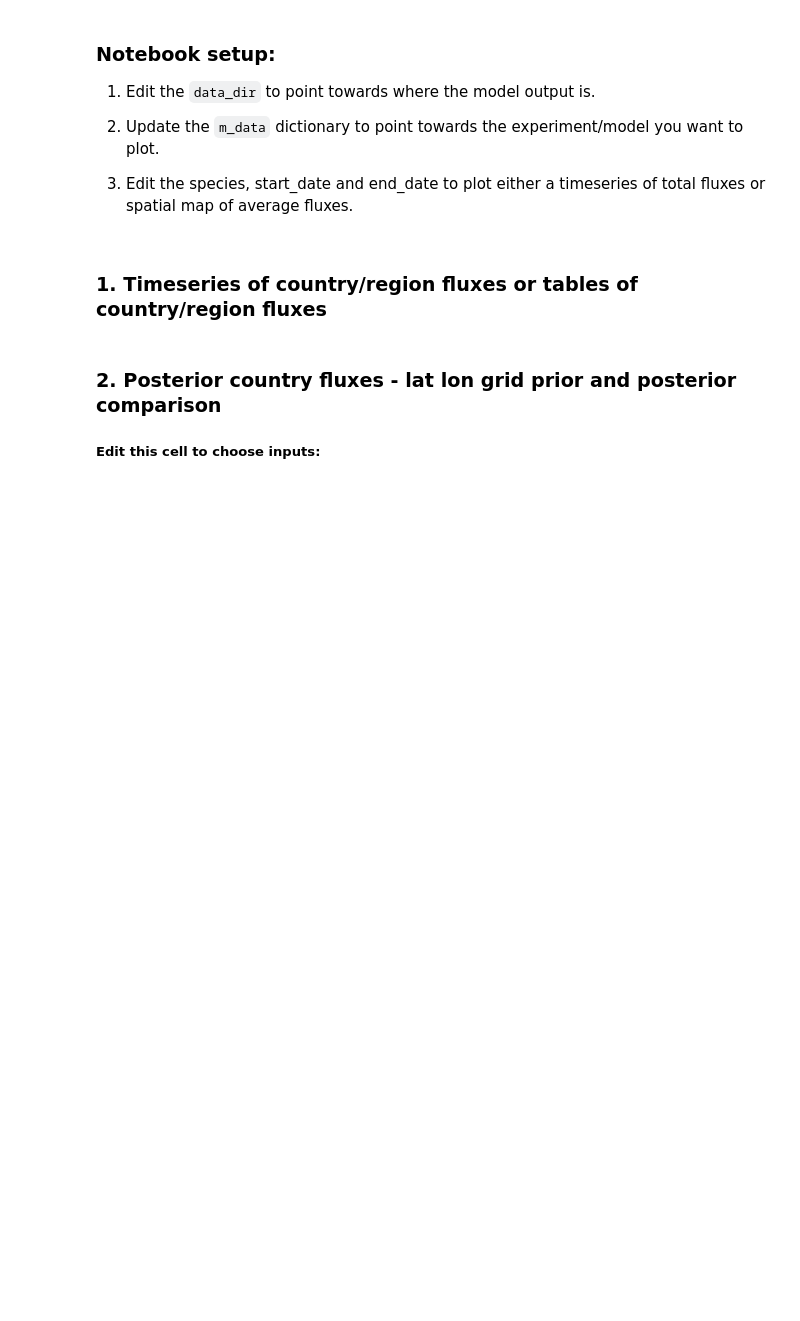
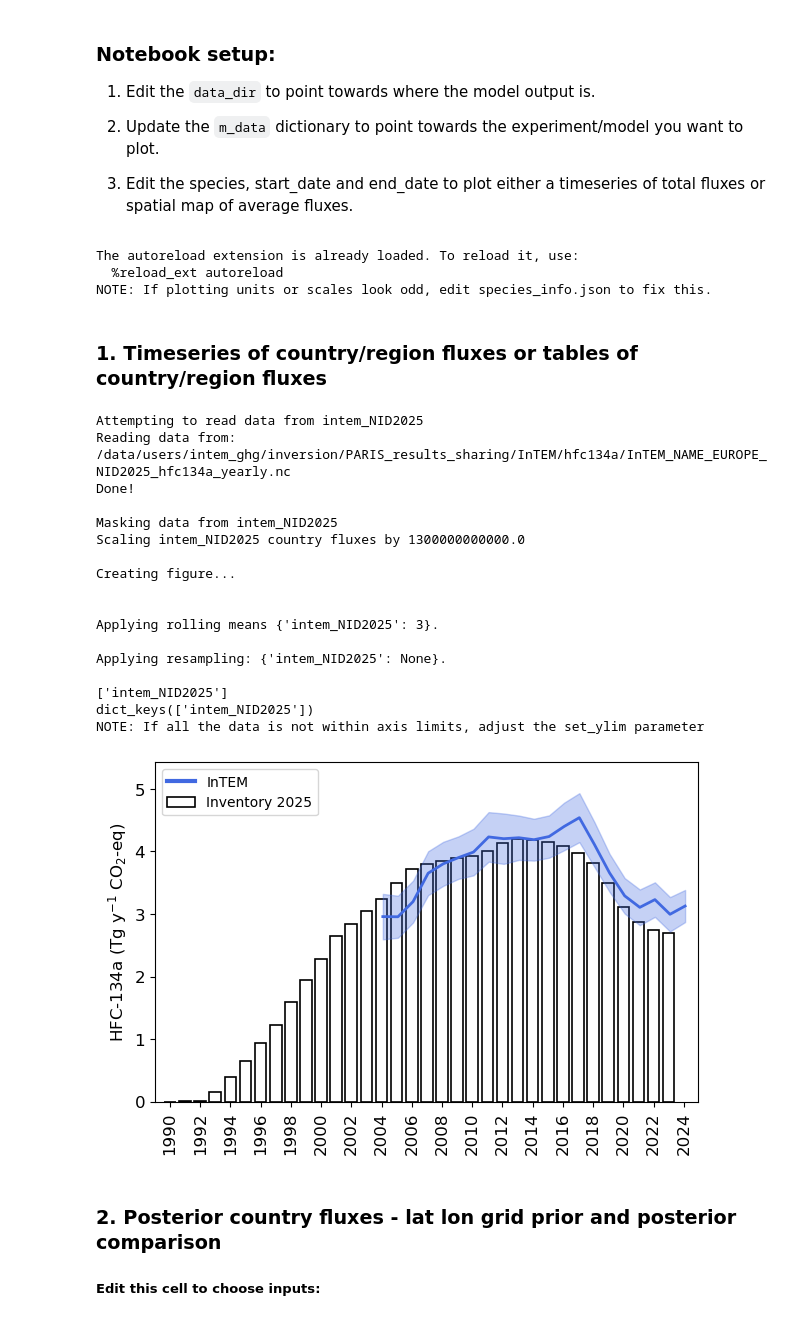
Before and after one commit to openghg/fluxie, a Jupyter notebook: PARIS_inversion_results_NISC.ipynb, the cells around one changed output. Saved outputs shown, nothing was run; the diff lists cells and outputs as text; code cells hidden in the pictures; blank space fills up the shorter version.

Commit message:
tidy up of plot_country_flux function

```diff
--- a/PARIS_inversion_results_NISC.ipynb
+++ b/PARIS_inversion_results_NISC.ipynb
@@ -98,12 +98,16 @@ m_data = {'intem':                      {'filename':'None',
         'intem_NID2025_monthly':              {'filename':'InTEM_NAME_EUROPE_NID2025',
                                          'label':'InTEM 1month annualised'},
         'intem_NIR2024':             {'filename':'InTEM_NAME_EUROPE_NIR2024_2year_inversion_A',
-                                         'label':'InTEM NIR 2024'},
+                                         'label':'InTEM AR 2024'},
         'intem_NIR2024_3year':              {'filename':'InTEM_NAME_EUROPE_NIR2024_3year_inversion_A',
                                          'label':'InTEM NIR 2024 3yr'},
         'intem_NIR2024_monthly':              {'filename':'InTEM_NAME_EUROPE_NIR2024_1month_inversion_B',
                                          'label':'InTEM NIR 2024 monthly'}
         }
+# %% [output]
+The autoreload extension is already loaded. To reload it, use:
+  %reload_ext autoreload
+NOTE: If plotting units or scales look odd, edit species_info.json to fix this.
 # %% [markdown]
 ### 1. Timeseries of country/region fluxes or tables of country/region fluxes
 # %%
@@ -113,18 +117,19 @@ m_data = {'intem':                      {'filename':'None',
 #species_all = ['hfc4310mee','hfc245fa','hfc227ea','pfc218','pfc318','pfc116','cf4','nf3]
 #species_all = ['all_hfc','all_pfc']
 #species_all = ['ch4','n2o','sf6']
-species_all = ['ch4']
-regions = ['UK','NW_EU2']
+species_all = ['hfc134a']
+regions = ['UK']
 
-save = True
-create_figure_or_table = 'table'
+save = False
+create_figure_or_table = 'figure'
 devolved_nations_together = False
 ###################################
 
 for species in species_all:
 
     regions_txt = ''
-    for r in regions: regions_txt+f'{r}_'
+    for r in regions:
+        regions_txt+=f'_{r}'
 
     if create_figure_or_table == 'figure':
         scale_co2eq = True
@@ -132,34 +137,39 @@ for species in species_all:
         scale_co2eq = False
 
     #output_path = f'/home/h03/intem_ghg/NID_2025/final_plots/{species}_country_flux_{regions_txt}.png'
-    output_path = f'/home/users/alice.ramsden/InTEM_GHG_local_files/plots/NID2025/{species}_country_flux_{regions_txt}.png'
-    output_path_table = f'/home/users/alice.ramsden/InTEM_GHG_local_files/plots/NID2025/{species}_country_flux_table_{regions_txt}all'
+    #output_path = f'/home/users/alice.ramsden/InTEM_GHG_local_files/plots/NID2025/{species}_country_flux_2024_{regions_txt}.png'
+    output_path = f'/home/users/intem_ghg/NID_2025/final_plots/{species}_country_flux{regions_txt}_zoom.png'
+    output_path_table = f'/home/users/intem_ghg/NID_2025/final_tables/{species}_country_flux_table_{regions_txt}all'
 
-    if any(name in species for name in list(species_start_dates.keys())):   #catches all hfc, pfc, hfo, cfc, hcfc and CCl species
+    if any(name in species for name in list(species_start_dates.keys())) or 'all' in species:   #catches all hfc, pfc, hfo, cfc, hcfc and CCl species
         period_override = None
         if 'all' in species:
             models = ['intem']
             models_priority = [0]
-            start_date = '2005-01-01'
+            start_date = '1990-01-01'
             end_date = '2025-01-01'
             inventory_start_date = '2005-01-01'
         else:
             models = ['intem_NID2025']
             models_priority = [0]
-            start_date = ['1999-01-01']
+            start_date = ['2004-01-01']
             #start_date = ['2010-01-01']    #hfc23 zoom
             end_date = ['2025-01-01']
             inventory_start_date = '1990-01-01'
             #inventory_start_date = '2010-01-01' #hfc23 zoom
 
     elif species == 'ch4':
-        models = [f'intem_NID2025_monthly',f'intem_NID2025']
+        models = [f'intem_NID2025_monthly']#,f'intem_NID2025']
+        #models = [f'intem_NID2025',f'intem_NIR2024']
+
         models_priority = [0,1]
-        period_override = ['monthly','yearly']
-        start_date = ['2012-01-01','1990-01-01']
-        #start_date = ['2006-01-01','2006-01-01'] #shortrun
-        end_date = ['2025-01-01','2025-01-01']
+        period_override = ['monthly']#,'yearly']
+        start_date = ['1990-01-01']#,'1990-01-01']
+        #start_date = ['2006-01-01','2006-01-01']
+        end_date = ['2025-01-01']#,'2025-01-01']
         inventory_start_date = '1990-01-01'
+        #inventory_start_date = '2006-01-01'
+
         #inventory_start_date = '2006-01-01' #shortrun
 
     elif species == 'n2o':
@@ -244,12 +254,16 @@ for species in species_all:
     ### use set rolling_mean to [3] for 1-year to 3-year averaging
     ### or set resample to ['year'] for monthly to yearly averaging
     if species in ['ch4','n2o','sf6']:
-        resample = ['year',None]        #List of values, one for each model. If None, no resample is done. Else resample the data to the given period (options 'year' and 'season' for yearly and seasonal averages)
+        resample = ['month']#,None]        #List of values, one for each model. If None, no resample is done. Else resample the data to the given period (options 'year' and 'season' for yearly and seasonal averages)
+        #resample = [None,None]        #List of values, one for each model. If None, no resample is done. Else resample the data to the given period (options 'year' and 'season' for yearly and seasonal averages)
+
     else:
         resample = [None]
 
     if species in ['ch4','n2o','sf6']:
-        rolling_mean = [None,3]         #If None, does not average results. If set to a number or a list of numbers, a rolling mean will be applied over this many periods (e.g. 3)
+        rolling_mean = [None]#,3]         #If None, does not average results. If set to a number or a list of numbers, a rolling mean will be applied over this many periods (e.g. 3)
+        #rolling_mean = [3,None]         #If None, does not average results. If set to a number or a list of numbers, a rolling mean will be applied over this many periods (e.g. 3)
+
     else:
         rolling_mean = [3]
     ###################################
@@ -266,35 +280,55 @@ for species in species_all:
                                                         data_dir=data_dir,fix_y_axes=fix_y_axes,
                                                         plot_prior=plot_prior,add_prior_unc=add_prior_unc,
                                                         set_global_leg=set_global_leg,
                                                         country_codes_as_titles=country_codes_as_titles,
                                                         skip_country_title=skip_country_title,resample=resample,
                                                         resample_uncert_correlation=resample_uncert_correlation,
                                                         plot_resample_and_original=plot_resample_and_original,
                                                         period_override=period_override,plot_grid=plot_grid,
                                                         inventory_start_date=inventory_start_date,
                                                         nid_style_plot=nid_style_plot,rolling_mean=rolling_mean)
         else:
             fig = func.plot_country_flux(ds_all_flux_scaled,species,regions,
                                     s_data,m_data,model_colors,start_date,end_date,ppt_mode,scale_co2eq,
                                     plot_inventory,inventory_years,data_dir,fix_y_axes,plot_prior,
                                     add_prior_unc,set_global_leg,country_codes_as_titles=country_codes_as_titles,
                                     skip_country_title=skip_country_title,
                                     plot_separate=plot_separate,plot_combined=plot_combined,
                                     resample=resample,resample_uncert_correlation=resample_uncert_correlation,
                                     plot_resample_and_original=plot_resample_and_original,
                                     period_override=period_override,
                                     plot_grid=plot_grid,inventory_start_date=inventory_start_date,
                                     nid_style_plot=nid_style_plot,rolling_mean=rolling_mean)
 
         if save == True:
-            fig.savefig(output_path,bbox_inches='tight',pad_inches=0.2,dpi=300)
-            print(f'\nPlot saved to {output_path}')
+
+           fig.savefig(output_path,bbox_inches='tight',pad_inches=0.2,dpi=300)
+           print(f'\nPlot saved to {output_path}')
 
     elif create_figure_or_table == 'table':
         print('\nCreating Annual report table...\n')
         latexheaderitems,latexlines = func.create_annual_report_tables(ds_all_flux_scaled,models,models_priority,regions,
                                 data_dir,species,s_data,start_date,end_date,inventory_years,
                                 rolling_mean,resample,output_path_table=output_path_table,save=save)
+# %% [output]
+Attempting to read data from intem_NID2025
+Reading data from: /data/users/intem_ghg/inversion/PARIS_results_sharing/InTEM/hfc134a/InTEM_NAME_EUROPE_NID2025_hfc134a_yearly.nc
+Done!
+
+Masking data from intem_NID2025
+Scaling intem_NID2025 country fluxes by 1300000000000.0
+
+Creating figure...
+
+
+Applying rolling means {'intem_NID2025': 3}.
+
+Applying resampling: {'intem_NID2025': None}.
+
+['intem_NID2025']
+dict_keys(['intem_NID2025'])
+NOTE: If all the data is not within axis limits, adjust the set_ylim parameter
+[figure, added]
 # %% [markdown]
 ### 2. Posterior country fluxes - lat lon grid prior and posterior comparison
 
```
Also changed, not shown: parts of 1 cell of this notebook, 2 other files.
